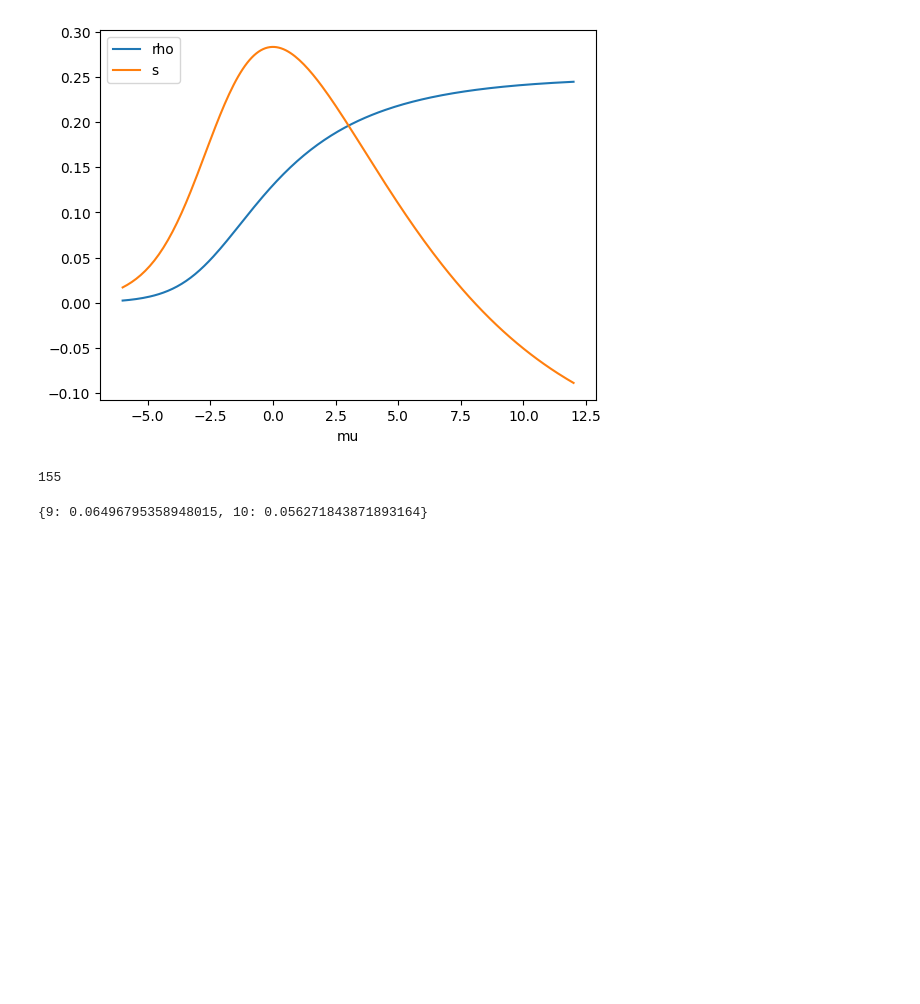
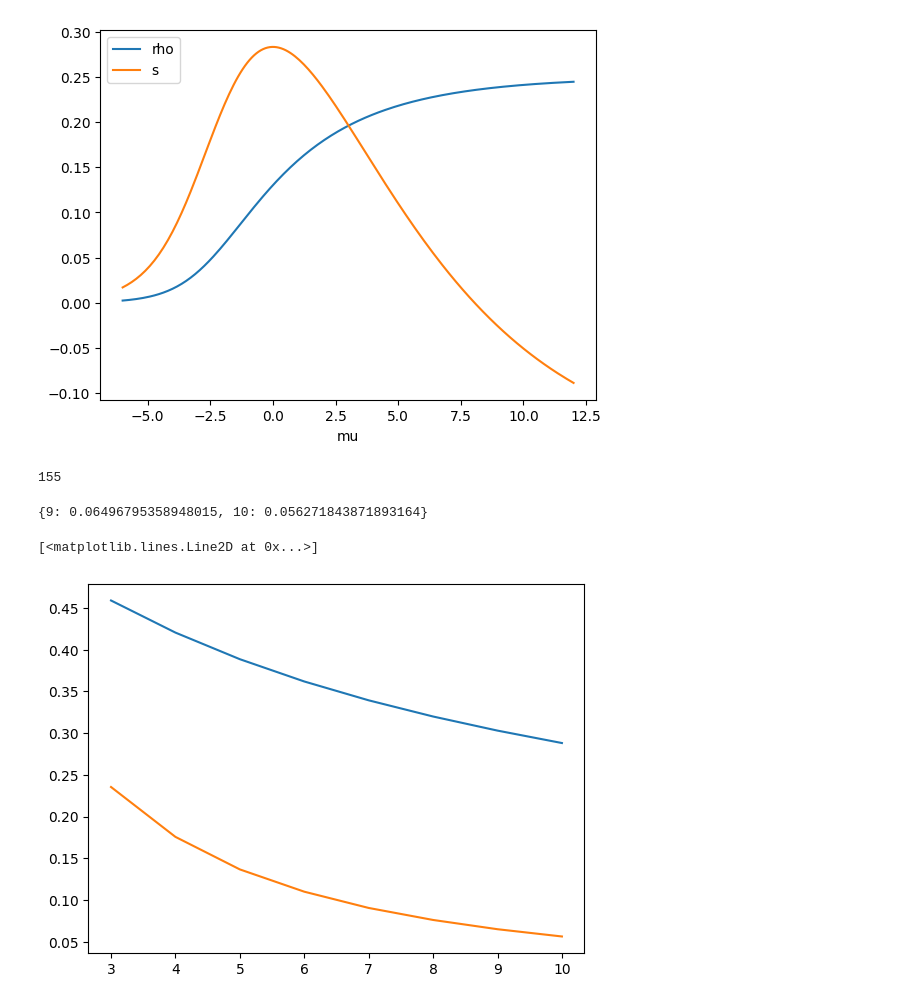
Before and after one commit to Evicten/distance_L_independent_set, a Jupyter notebook: bp_distance2_newfactor.ipynb, the cells around one changed output. Saved outputs shown, nothing was run; the diff lists cells and outputs as text; code cells hidden in the pictures; blank space fills up the shorter version.

```diff
--- a/bp_distance2_newfactor.ipynb
+++ b/bp_distance2_newfactor.ipynb
@@ -170,3 +170,19 @@ for d in tqdm(d_list):
 print(densest_packings)
 # %% [output]
 {9: 0.06496795358948015, 10: 0.056271843871893164}
+# %%
+densest_packings_1 = [0.4591, 0.4206, 0.3887, 0.3620, 0.3394, 0.3200, 0.3031, 0.2882]
+densest_packings_2 = [0.2355, 0.1757, 0.1367, 0.1100, 0.0905, 0.0761, 0.0650, 0.0563]
+degree = [3,4,5,6,7,8,9,10]
+comparison = []
+comparison_2 = []
+subtract = densest_packings_1[0]-densest_packings_2[0]
+for idx, d in enumerate(degree):
+    comparison.append(densest_packings_1[idx]/d)
+    comparison_2.append(densest_packings_1[idx]-subtract)
+# %%
+plt.plot(degree, densest_packings_1, label='Distance 1')
+plt.plot(degree, densest_packings_2, label='Distance 2')
+# %% [output]
+[<matplotlib.lines.Line2D at 0x...>]
+[figure, added]
```
Also changed, not shown: parts of 3 cells of this notebook, 12 other files.
